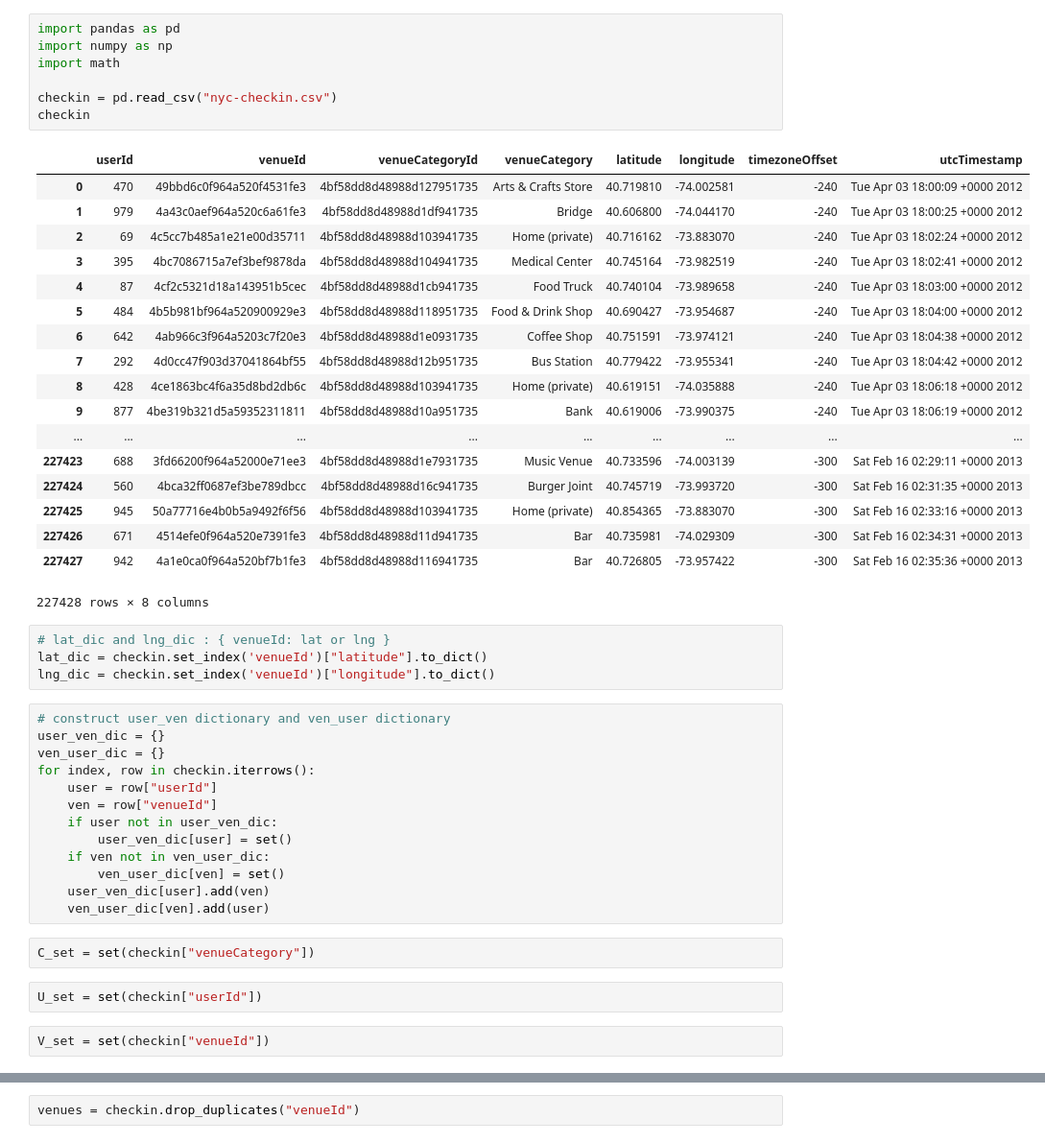
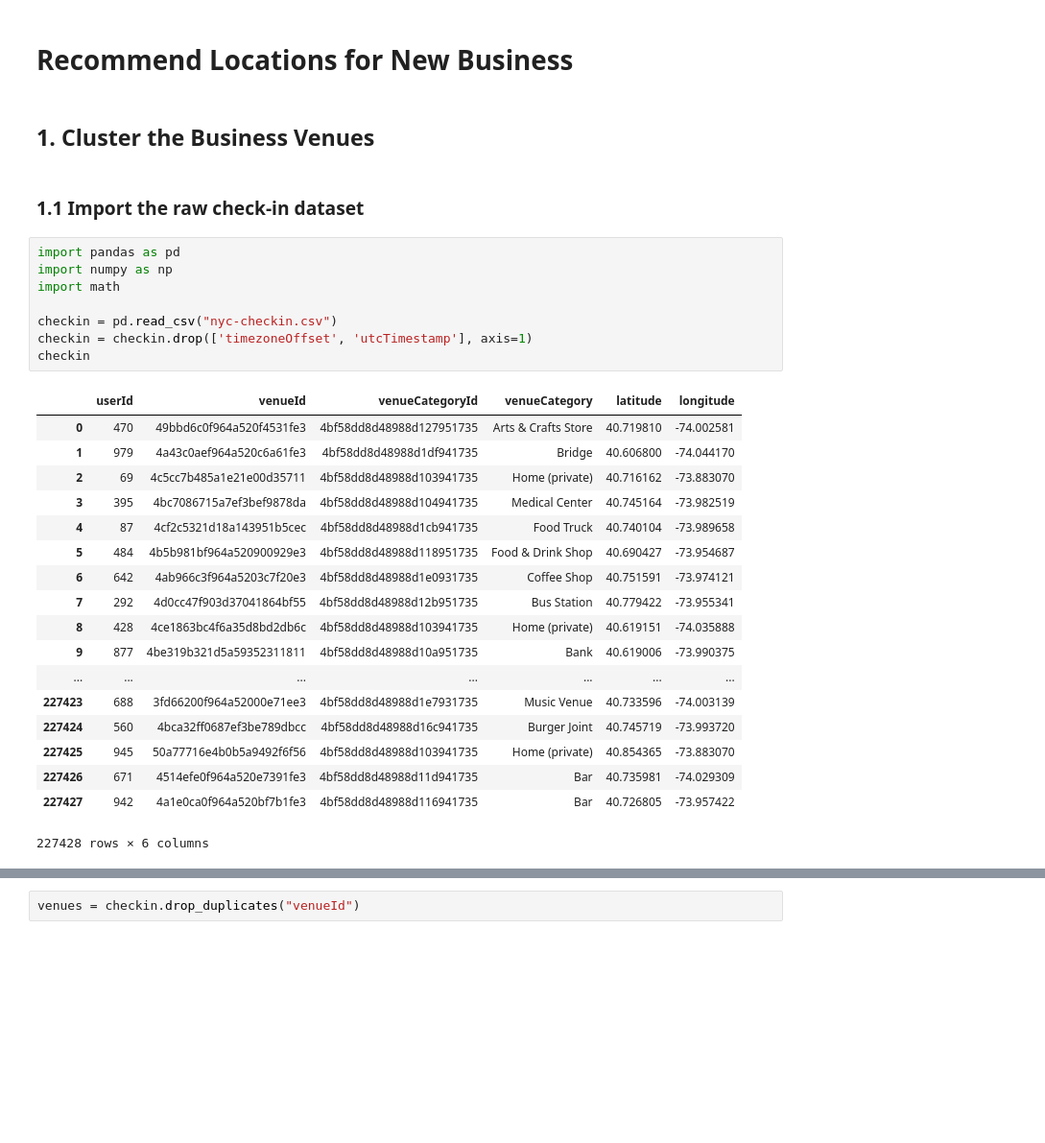
Before and after one commit to alwilliams2433/columbia_capstone_2017, a Jupyter notebook: nyc-check-ins/unsupervised_method.ipynb, the cells around one changed output, grey strips where cells are left out. Shown: that part at 96% size. Cells and saved outputs as stored; diff of their text form; blank space fills up the shorter version.

Commit message:
finished CF for recommendation

```diff
--- a/nyc-check-ins/unsupervised_method.ipynb
+++ b/nyc-check-ins/unsupervised_method.ipynb
@@ -1,49 +1,33 @@
+# %% [markdown]
+# Recommend Locations for New Business
+# %% [markdown]
+## 1. Cluster the Business Venues
+# %% [markdown]
+### 1.1 Import the raw check-in dataset
 # %%
 import pandas as pd
 import numpy as np
 import math
 
 checkin = pd.read_csv("nyc-checkin.csv")
+checkin = checkin.drop(['timezoneOffset', 'utcTimestamp'], axis=1)
 checkin
 # %% [output]
-|  | userId | venueId | venueCategoryId | venueCategory | latitude | longitude | timezoneOffset | utcTimestamp |
-| 0 | 470 | 49bbd6c0f964a520f4531fe3 | 4bf58dd8d48988d127951735 | Arts & Crafts Store | 40.719810 | -74.002581 | -240 | Tue Apr 03 18:00:09 +0000 2012 |
-| 1 | 979 | 4a43c0aef964a520c6a61fe3 | 4bf58dd8d48988d1df941735 | Bridge | 40.606800 | -74.044170 | -240 | Tue Apr 03 18:00:25 +0000 2012 |
-| 2 | 69 | 4c5cc7b485a1e21e00d35711 | 4bf58dd8d48988d103941735 | Home (private) | 40.716162 | -73.883070 | -240 | Tue Apr 03 18:02:24 +0000 2012 |
-| 3 | 395 | 4bc7086715a7ef3bef9878da | 4bf58dd8d48988d104941735 | Medical Center | 40.745164 | -73.982519 | -240 | Tue Apr 03 18:02:41 +0000 2012 |
-| 4 | 87 | 4cf2c5321d18a143951b5cec | 4bf58dd8d48988d1cb941735 | Food Truck | 40.740104 | -73.989658 | -240 | Tue Apr 03 18:03:00 +0000 2012 |
-| 5 | 484 | 4b5b981bf964a520900929e3 | 4bf58dd8d48988d118951735 | Food & Drink Shop | 40.690427 | -73.954687 | -240 | Tue Apr 03 18:04:00 +0000 2012 |
-| 6 | 642 | 4ab966c3f964a5203c7f20e3 | 4bf58dd8d48988d1e0931735 | Coffee Shop | 40.751591 | -73.974121 | -240 | Tue Apr 03 18:04:38 +0000 2012 |
-| 7 | 292 | 4d0cc47f903d37041864bf55 | 4bf58dd8d48988d12b951735 | Bus Station | 40.779422 | -73.955341 | -240 | Tue Apr 03 18:04:42 +0000 2012 |
-| 8 | 428 | 4ce1863bc4f6a35d8bd2db6c | 4bf58dd8d48988d103941735 | Home (private) | 40.619151 | -74.035888 | -240 | Tue Apr 03 18:06:18 +0000 2012 |
-| 9 | 877 | 4be319b321d5a59352311811 | 4bf58dd8d48988d10a951735 | Bank | 40.619006 | -73.990375 | -240 | Tue Apr 03 18:06:19 +0000 2012 |
-| ... | ... | ... | ... | ... | ... | ... | ... | ... |
-| 227423 | 688 | 3fd66200f964a52000e71ee3 | 4bf58dd8d48988d1e7931735 | Music Venue | 40.733596 | -74.003139 | -300 | Sat Feb 16 02:29:11 +0000 2013 |
-| 227424 | 560 | 4bca32ff0687ef3be789dbcc | 4bf58dd8d48988d16c941735 | Burger Joint | 40.745719 | -73.993720 | -300 | Sat Feb 16 02:31:35 +0000 2013 |
-| 227425 | 945 | 50a77716e4b0b5a9492f6f56 | 4bf58dd8d48988d103941735 | Home (private) | 40.854365 | -73.883070 | -300 | Sat Feb 16 02:33:16 +0000 2013 |
-| 227426 | 671 | 4514efe0f964a520e7391fe3 | 4bf58dd8d48988d11d941735 | Bar | 40.735981 | -74.029309 | -300 | Sat Feb 16 02:34:31 +0000 2013 |
-| 227427 | 942 | 4a1e0ca0f964a520bf7b1fe3 | 4bf58dd8d48988d116941735 | Bar | 40.726805 | -73.957422 | -300 | Sat Feb 16 02:35:36 +0000 2013 |
+|  | userId | venueId | venueCategoryId | venueCategory | latitude | longitude |
+| 0 | 470 | 49bbd6c0f964a520f4531fe3 | 4bf58dd8d48988d127951735 | Arts & Crafts Store | 40.719810 | -74.002581 |
+| 1 | 979 | 4a43c0aef964a520c6a61fe3 | 4bf58dd8d48988d1df941735 | Bridge | 40.606800 | -74.044170 |
+| 2 | 69 | 4c5cc7b485a1e21e00d35711 | 4bf58dd8d48988d103941735 | Home (private) | 40.716162 | -73.883070 |
+| 3 | 395 | 4bc7086715a7ef3bef9878da | 4bf58dd8d48988d104941735 | Medical Center | 40.745164 | -73.982519 |
+| 4 | 87 | 4cf2c5321d18a143951b5cec | 4bf58dd8d48988d1cb941735 | Food Truck | 40.740104 | -73.989658 |
+| 5 | 484 | 4b5b981bf964a520900929e3 | 4bf58dd8d48988d118951735 | Food & Drink Shop | 40.690427 | -73.954687 |
+| 6 | 642 | 4ab966c3f964a5203c7f20e3 | 4bf58dd8d48988d1e0931735 | Coffee Shop | 40.751591 | -73.974121 |
+| 7 | 292 | 4d0cc47f903d37041864bf55 | 4bf58dd8d48988d12b951735 | Bus Station | 40.779422 | -73.955341 |
+| 8 | 428 | 4ce1863bc4f6a35d8bd2db6c | 4bf58dd8d48988d103941735 | Home (private) | 40.619151 | -74.035888 |
+| 9 | 877 | 4be319b321d5a59352311811 | 4bf58dd8d48988d10a951735 | Bank | 40.619006 | -73.990375 |
+| ... | ... | ... | ... | ... | ... | ... |
+| 227423 | 688 | 3fd66200f964a52000e71ee3 | 4bf58dd8d48988d1e7931735 | Music Venue | 40.733596 | -74.003139 |
+| 227424 | 560 | 4bca32ff0687ef3be789dbcc | 4bf58dd8d48988d16c941735 | Burger Joint | 40.745719 | -73.993720 |
+| 227425 | 945 | 50a77716e4b0b5a9492f6f56 | 4bf58dd8d48988d103941735 | Home (private) | 40.854365 | -73.883070 |
+| 227426 | 671 | 4514efe0f964a520e7391fe3 | 4bf58dd8d48988d11d941735 | Bar | 40.735981 | -74.029309 |
+| 227427 | 942 | 4a1e0ca0f964a520bf7b1fe3 | 4bf58dd8d48988d116941735 | Bar | 40.726805 | -73.957422 |
-227428 rows × 8 columns
+227428 rows × 6 columns
-# %%
-# lat_dic and lng_dic : { venueId: lat or lng }
-lat_dic = checkin.set_index('venueId')["latitude"].to_dict()
-lng_dic = checkin.set_index('venueId')["longitude"].to_dict()
-# %%
-# construct user_ven dictionary and ven_user dictionary
-user_ven_dic = {}
-ven_user_dic = {}
-for index, row in checkin.iterrows():
-    user = row["userId"]
-    ven = row["venueId"]
-    if user not in user_ven_dic:
-        user_ven_dic[user] = set()
-    if ven not in ven_user_dic:
-        ven_user_dic[ven] = set()
-    user_ven_dic[user].add(ven)
-    ven_user_dic[ven].add(user)
-# %%
-C_set = set(checkin["venueCategory"])
-# %%
-U_set = set(checkin["userId"])
-# %%
-V_set = set(checkin["venueId"])
```
Also changed, not shown: parts of 32 cells of this notebook, 2 other files.
